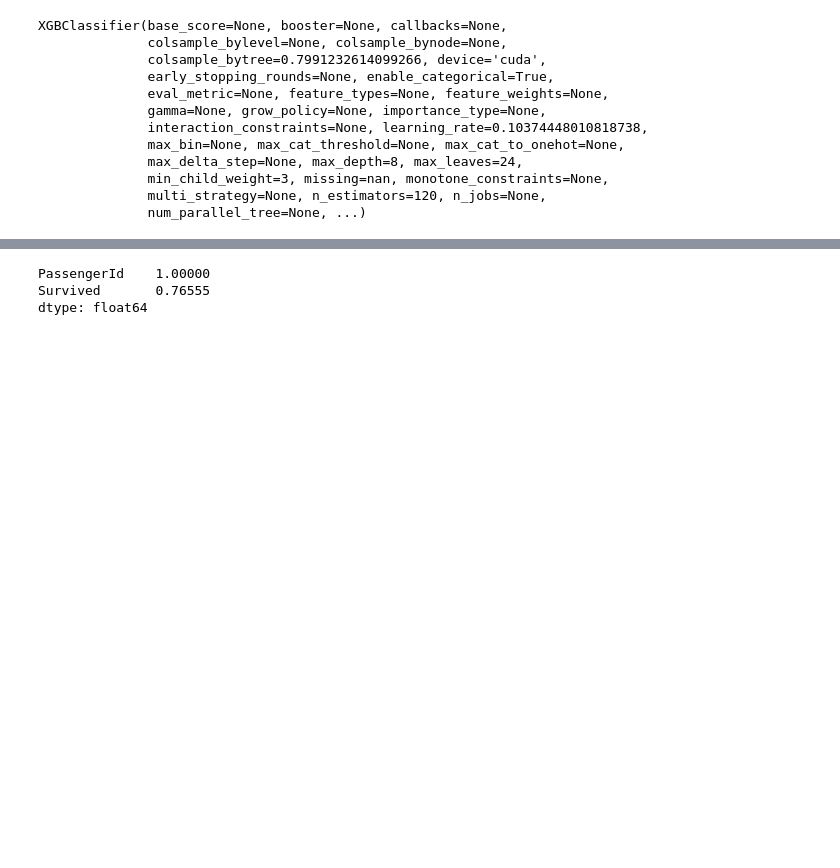
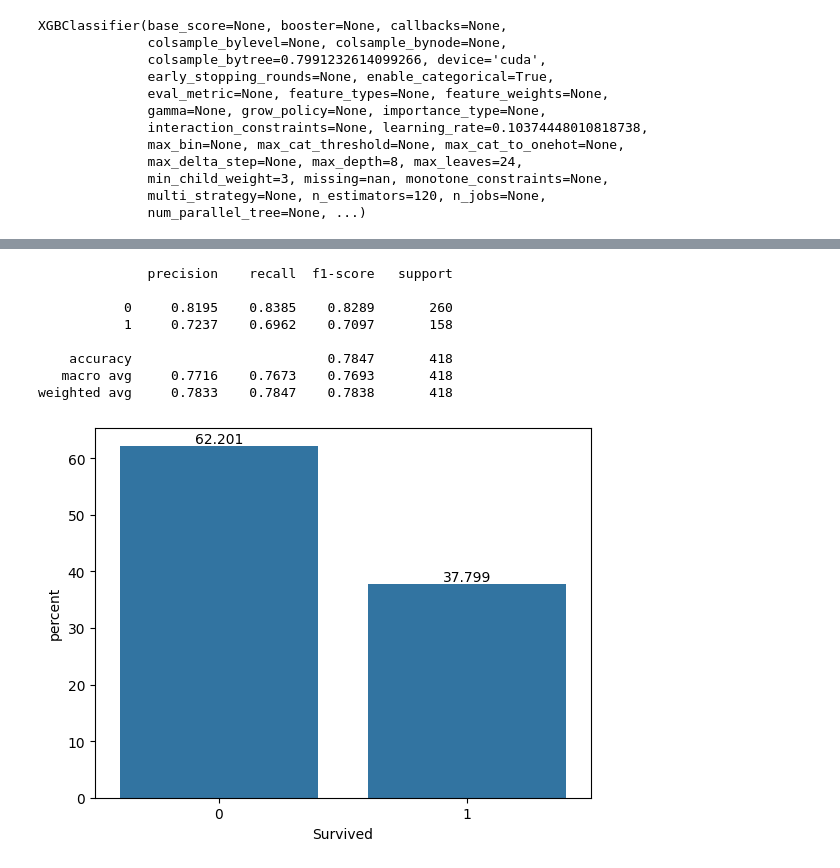
Before and after one commit to treerspeaking/titanic, a Jupyter notebook: feature_engineering_and_prediction.ipynb, the cells around one changed output, grey strips where cells are left out. Saved outputs shown, nothing was run; the diff lists cells and outputs as text; code cells hidden in the pictures; blank space fills up the shorter version.

```diff
--- a/feature_engineering_and_prediction.ipynb
+++ b/feature_engineering_and_prediction.ipynb
@@ -220,9 +278,24 @@ def test(submission):
 
     gt = pd.read_csv("./out/gt.csv")
 
-    print((gt == submission).agg("mean"))
+    # Print the classification report
+    print(classification_report(gt["Survived"], submission["Survived"], digits=4))
 test(submission)
 # %% [output]
-PassengerId    1.00000
-Survived       0.76555
-dtype: float64
+              precision    recall  f1-score   support
+
+           0     0.8195    0.8385    0.8289       260
+           1     0.7237    0.6962    0.7097       158
+
+    accuracy                         0.7847       418
+   macro avg     0.7716    0.7673    0.7693       418
+weighted avg     0.7833    0.7847    0.7838       418
+# %%
+gt = pd.read_csv("./out/gt.csv")
+# %%
+ax = sns.countplot(gt, x=gt["Survived"], stat="percent")
+
+for containter in ax.containers:
+    ax.bar_label(containter)
+# %% [output]
+[figure, added]
```
Also changed, not shown: parts of 15 cells of this notebook, 2 other files.
